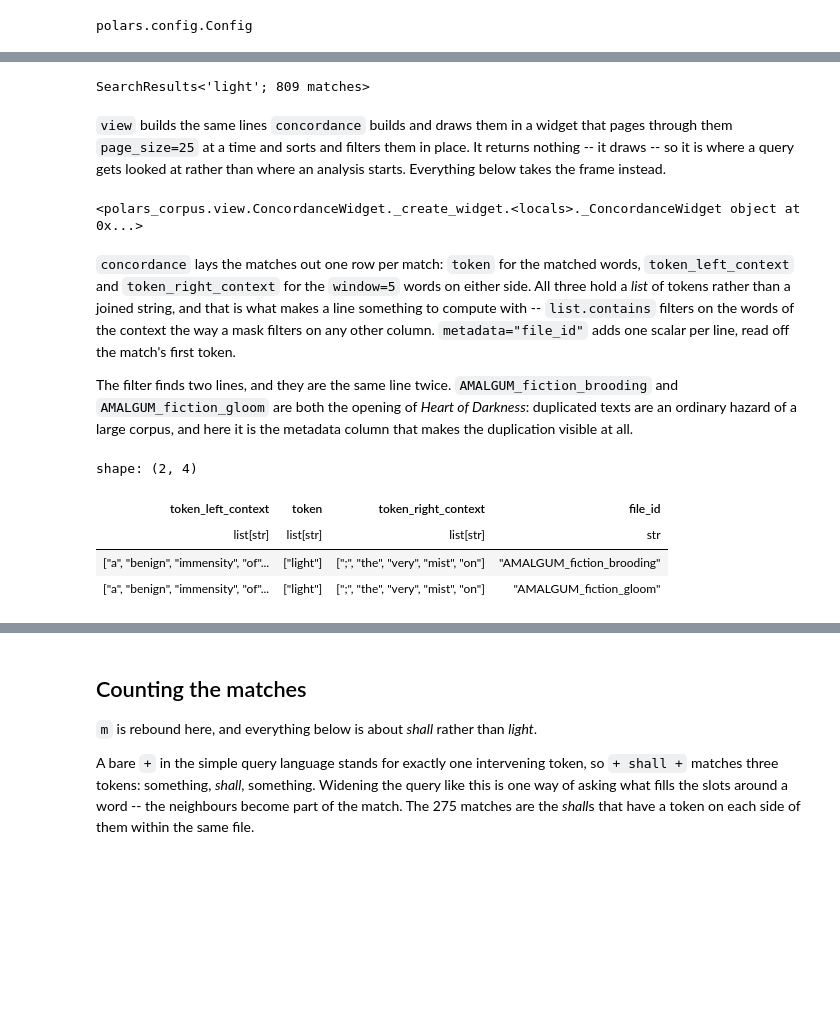
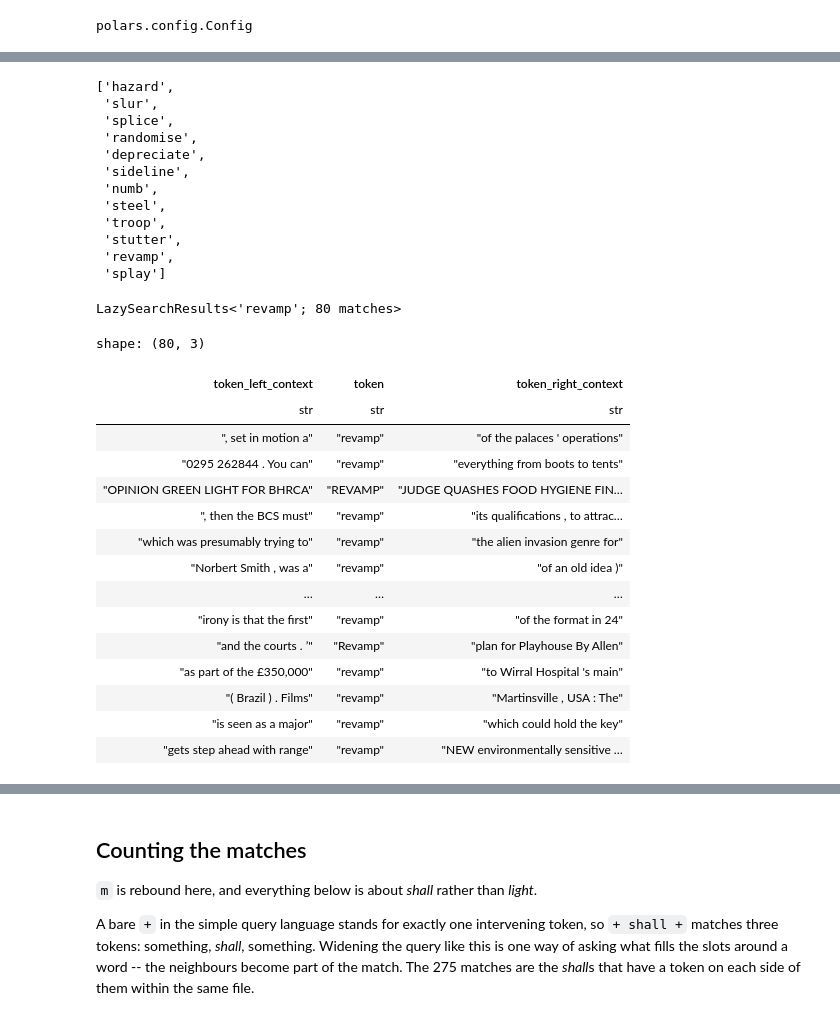
Before and after one commit to rmalouf/polars_corpus, a Jupyter notebook: docs/notebooks/concordance.ipynb, the cells around one changed output, grey strips where cells are left out. Saved outputs shown, nothing was run; the diff lists cells and outputs as text; code cells hidden in the pictures; blank space fills up the shorter version.

```diff
--- a/docs/notebooks/concordance.ipynb
+++ b/docs/notebooks/concordance.ipynb
@@ -20,5 +10,6 @@ import great_tables as gt
 pl.Config.set_tbl_rows(12)
 pl.Config.set_fmt_table_cell_list_len(5)
 pl.Config.set_thousands_separator(",")
+pl.Config.set_float_precision(2)
 # %% [output]
 polars.config.Config
@@ -31,3 +16,3 @@ These examples use [AMALGUM](https://gucorpling.org/gum/amalgum.html), the autom
 # %%
-c = pl.read_parquet("../../data/amalgum.parquet")
-c
+c = pl.scan_parquet("/Volumes/Corpora/bnc_xml/bnc.parquet")
+#c.head(20).collect()
@@ -55,25 +25,39 @@ shape: (3_850_429, 6)
+# %%
+lex.filter(pl.col('len')==110)['lemma'].to_list()
+# %% [output]
+['hazard',
+ 'slur',
+ 'splice',
+ 'randomise',
+ 'depreciate',
+ 'sideline',
+ 'numb',
+ 'steel',
+ 'troop',
+ 'stutter',
+ 'revamp',
+ 'splay']
 # %%
-m = plc.search(c, "light")
+m = plc.search(c, "revamp")
 m
 # %% [output]
-SearchResults<'light'; 809 matches>
+LazySearchResults<'revamp'; 80 matches>
-# %% [markdown]
-`view` builds the same lines `concordance` builds and draws them in a widget that pages through them `page_size=25` at a time and sorts and filters them in place. It returns nothing -- it draws -- so it is where a query gets looked at rather than where an analysis starts. Everything below takes the frame instead.
-# %%
-m.view(window=5)
-# %% [output]
-<polars_corpus.view.ConcordanceWidget._create_widget.<locals>._ConcordanceWidget object at 0x...>
-# %% [markdown]
-`concordance` lays the matches out one row per match: `token` for the matched words, `token_left_context` and `token_right_context` for the `window=5` words on either side. All three hold a *list* of tokens rather than a joined string, and that is what makes a line something to compute with -- `list.contains` filters on the words of the context the way a mask filters on any other column. `metadata="file_id"` adds one scalar per line, read off the match's first token.
-
-The filter finds two lines, and they are the same line twice. `AMALGUM_fiction_brooding` and `AMALGUM_fiction_gloom` are both the opening of *Heart of Darkness*: duplicated texts are an ordinary hazard of a large corpus, and here it is the metadata column that makes the duplication visible at all.
 # %%
-m.concordance(window=5, metadata="file_id").filter(
-    pl.col("token_left_context").list.contains("benign")
-)
+m.concordance(window=5, as_str=True)
 # %% [output]
-shape: (2, 4)
+shape: (80, 3)
-| token_left_context | token | token_right_context | file_id |
-| list[str] | list[str] | list[str] | str |
-| ["a", "benign", "immensity", "of"... | ["light"] | [";", "the", "very", "mist", "on"] | "AMALGUM_fiction_brooding" |
-| ["a", "benign", "immensity", "of"... | ["light"] | [";", "the", "very", "mist", "on"] | "AMALGUM_fiction_gloom" |
+| token_left_context | token | token_right_context |
+| str | str | str |
+| ", set in motion a" | "revamp" | "of the palaces ' operations" |
+| "0295 262844 . You can" | "revamp" | "everything from boots to tents" |
+| "OPINION GREEN LIGHT FOR BHRCA" | "REVAMP" | "JUDGE QUASHES FOOD HYGIENE FIN… |
+| ", then the BCS must" | "revamp" | "its qualifications , to attrac… |
+| "which was presumably trying to" | "revamp" | "the alien invasion genre for" |
+| "Norbert Smith , was a" | "revamp" | "of an old idea )" |
+| … | … | … |
+| "irony is that the first" | "revamp" | "of the format in 24" |
+| "and the courts . ’" | "Revamp" | "plan for Playhouse By Allen" |
+| "as part of the £350,000" | "revamp" | "to Wirral Hospital 's main" |
+| "( Brazil ) . Films" | "revamp" | "Martinsville , USA : The" |
+| "is seen as a major" | "revamp" | "which could hold the key" |
+| "gets step ahead with range" | "revamp" | "NEW environmentally sensitive … |
```
Also changed, not shown: parts of 24 cells of this notebook, 3 other files.
